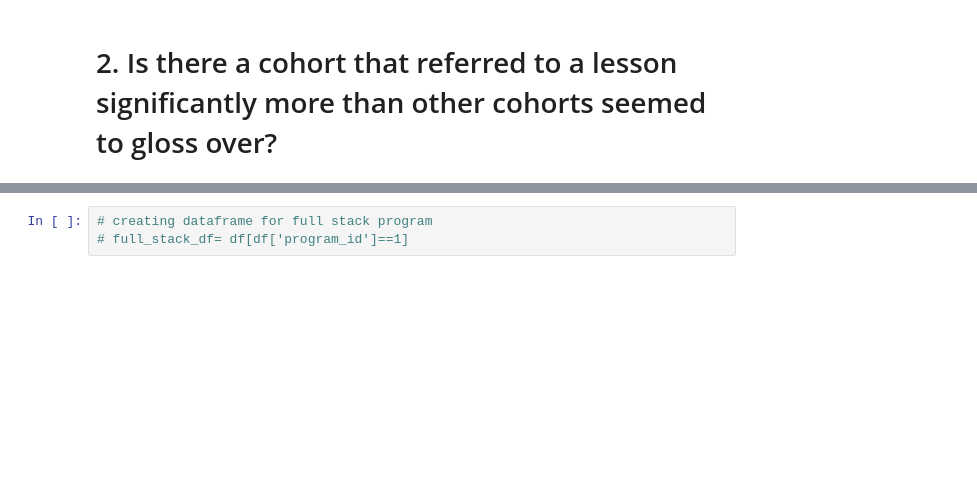
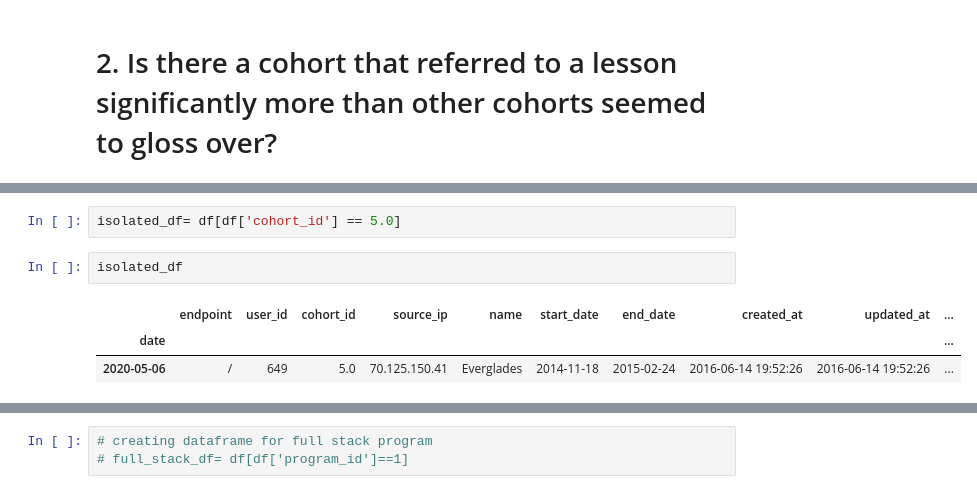
Before and after one commit to villanueva-and-quach/anomaly_detection_project, a Jupyter notebook: initial_Linh.ipynb, the cells around one changed output, grey strips where cells are left out. Drawn from its saved outputs; the diff is of its cells as text; blank space fills up the shorter version.

```diff
--- a/initial_Linh.ipynb
+++ b/initial_Linh.ipynb
@@ -83,0 +140,8 @@ There are 4 columns that have missing values.
+# %%
+isolated_df= df[df['cohort_id'] == 5.0]
+# %%
+isolated_df
+# %% [output]
+|  | endpoint | user_id | cohort_id | source_ip | name | start_date | end_date | created_at | updated_at | ... |
+| date |  |  |  |  |  |  |  |  |  | ... |
+| 2020-05-06 | / | 649 | 5.0 | 70.125.150.41 | Everglades | 2014-11-18 | 2015-02-24 | 2016-06-14 19:52:26 | 2016-06-14 19:52:26 | ... |
```
Also changed, not shown: parts of 13 cells of this notebook.
